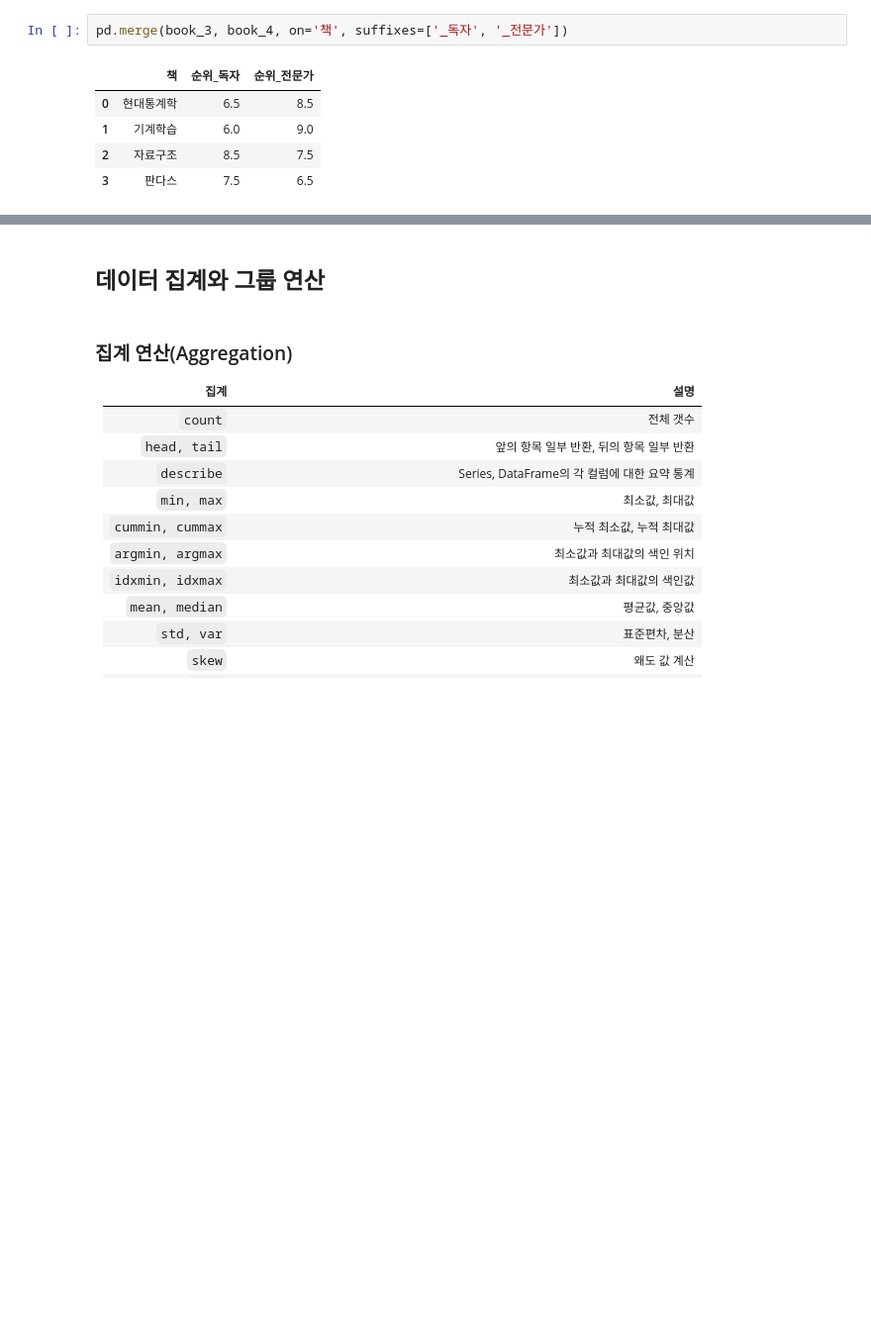
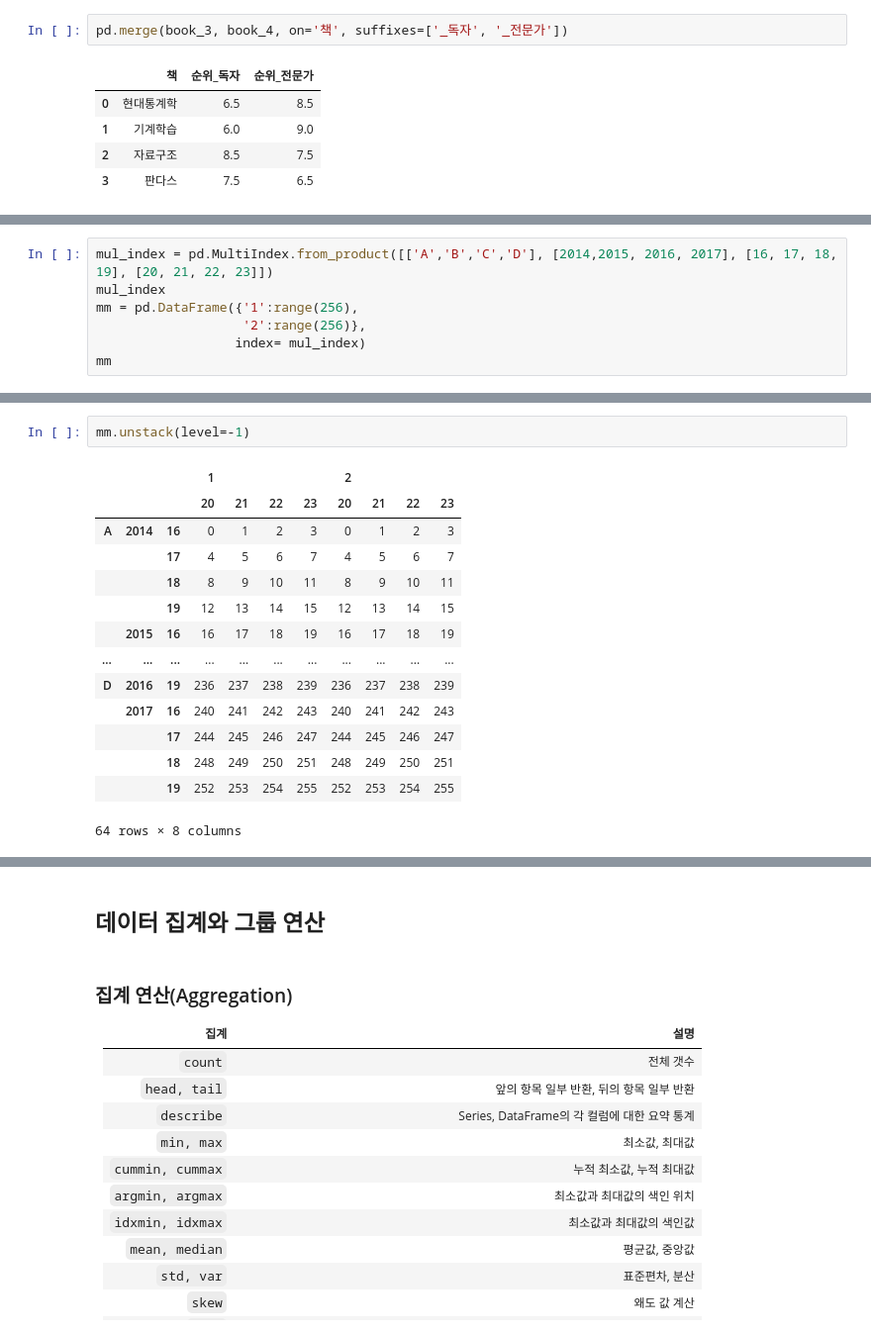
Before and after one commit to unknown-jun/Pandas, a Jupyter notebook: reviewing_pandas.ipynb, the cells around one changed output, grey strips where cells are left out. Shown at 99% size. Cells and saved outputs as stored; diff of their text form; blank space fills up the shorter version.

```diff
--- a/reviewing_pandas.ipynb
+++ b/reviewing_pandas.ipynb
@@ -2559,0 +2659,7 @@ pd.merge(book_3, book_4, on='책', suffixes=['_독자', '_전문가'])
+# %%
+mul_index = pd.MultiIndex.from_product([['A','B','C','D'], [2014,2015, 2016, 2017], [16, 17, 18, 19], [20, 21, 22, 23]])
+mul_index
+mm = pd.DataFrame({'1':range(256),
+                   '2':range(256)},
+                  index= mul_index)
+mm
@@ -2559,0 +2680,17 @@ pd.merge(book_3, book_4, on='책', suffixes=['_독자', '_전문가'])
+# %%
+mm.unstack(level=-1)
+# %% [output]
+|  |  |  | 1 |  |  |  | 2 |  |  |  |
+|  |  |  | 20 | 21 | 22 | 23 | 20 | 21 | 22 | 23 |
+| A | 2014 | 16 | 0 | 1 | 2 | 3 | 0 | 1 | 2 | 3 |
+|  |  | 17 | 4 | 5 | 6 | 7 | 4 | 5 | 6 | 7 |
+|  |  | 18 | 8 | 9 | 10 | 11 | 8 | 9 | 10 | 11 |
+|  |  | 19 | 12 | 13 | 14 | 15 | 12 | 13 | 14 | 15 |
+|  | 2015 | 16 | 16 | 17 | 18 | 19 | 16 | 17 | 18 | 19 |
+| ... | ... | ... | ... | ... | ... | ... | ... | ... | ... | ... |
+| D | 2016 | 19 | 236 | 237 | 238 | 239 | 236 | 237 | 238 | 239 |
+|  | 2017 | 16 | 240 | 241 | 242 | 243 | 240 | 241 | 242 | 243 |
+|  |  | 17 | 244 | 245 | 246 | 247 | 244 | 245 | 246 | 247 |
+|  |  | 18 | 248 | 249 | 250 | 251 | 248 | 249 | 250 | 251 |
+|  |  | 19 | 252 | 253 | 254 | 255 | 252 | 253 | 254 | 255 |
+64 rows × 8 columns
```
Also changed, not shown: parts of 99 cells of this notebook.
